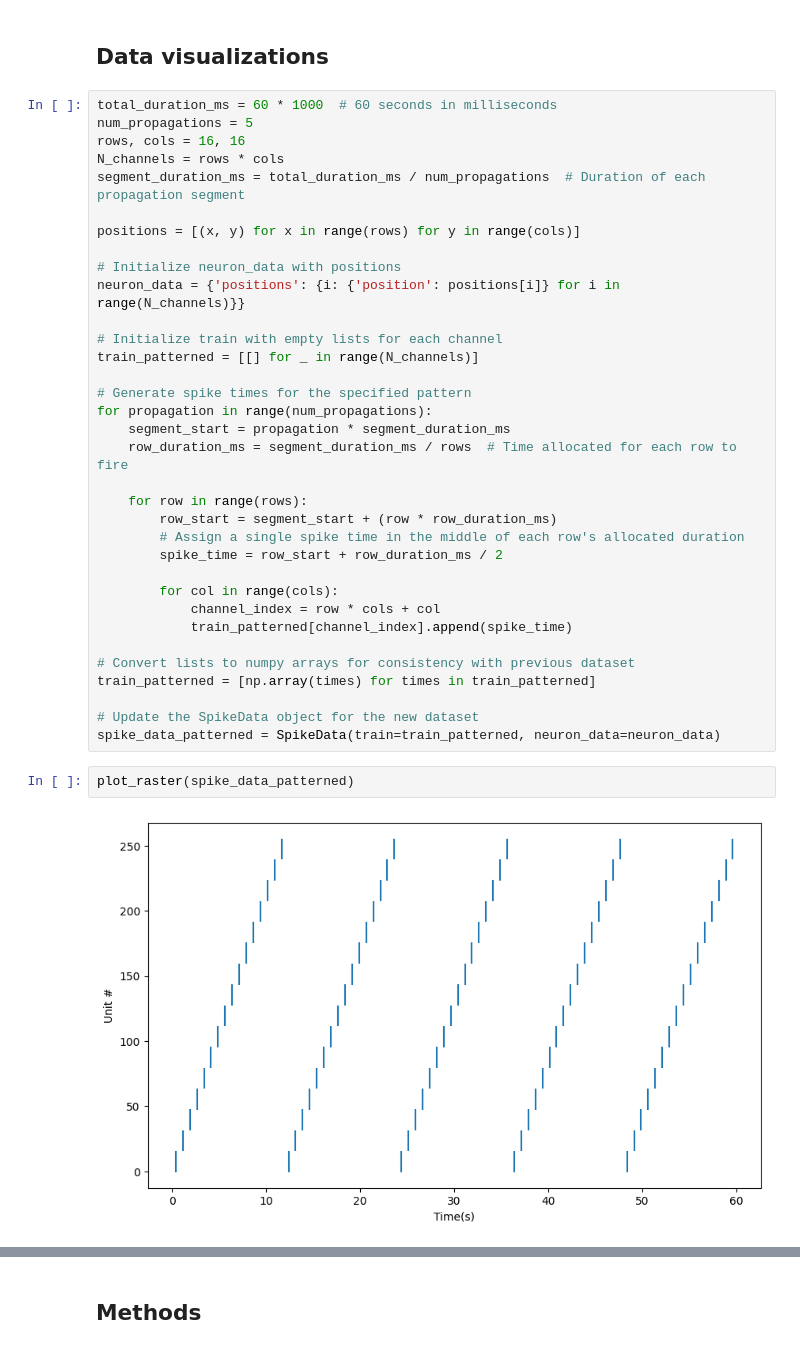
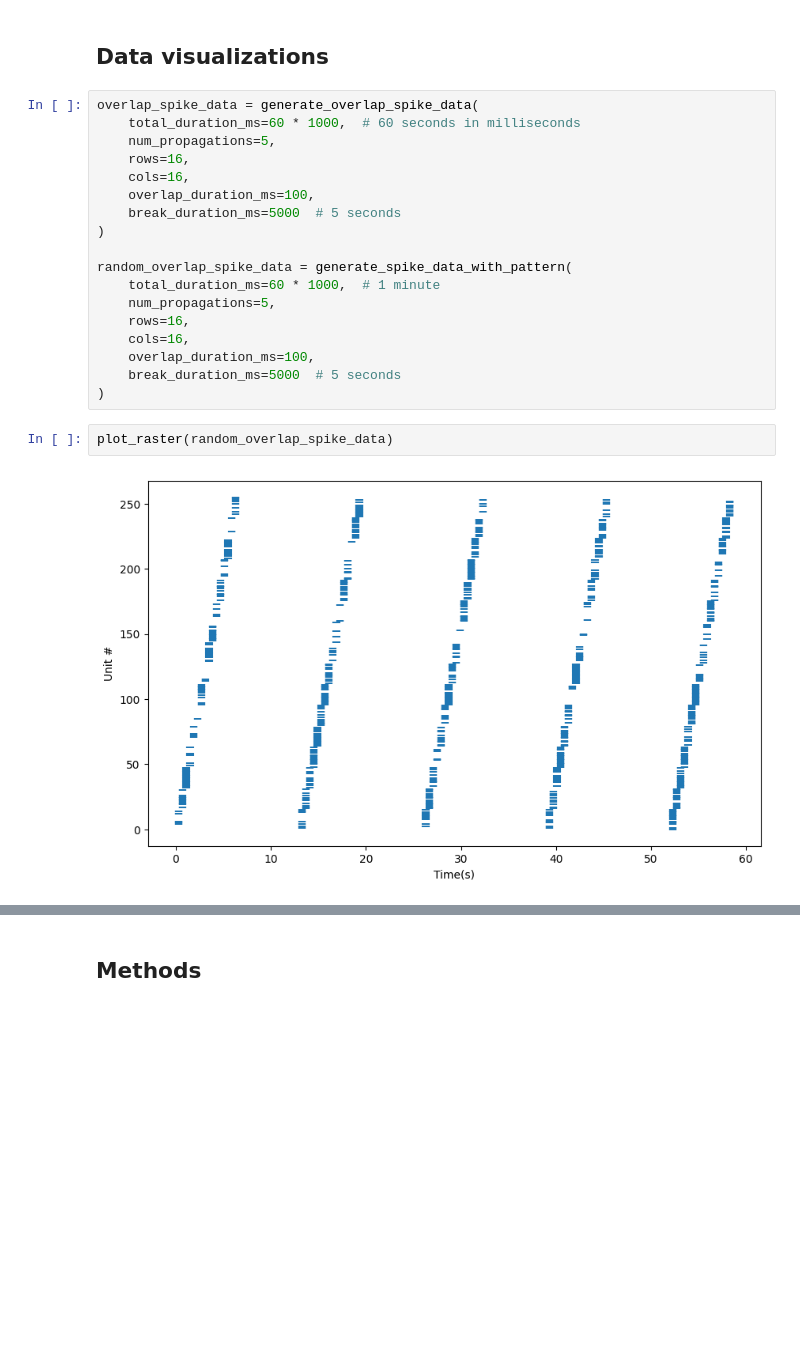
Before and after one commit to braingeneers/midbrain_parkinsons, a Jupyter notebook: dev/other/thomas/thesis/propagation_synthetic_data.ipynb, the cells around one changed output, grey strips where cells are left out. Cells and saved outputs as stored; diff of their text form; blank space fills up the shorter version.

Commit message:
propagation-synthetic-data

```diff
--- a/dev/other/thomas/thesis/propagation_synthetic_data.ipynb
+++ b/dev/other/thomas/thesis/propagation_synthetic_data.ipynb
@@ -111,41 +160,25 @@ def plot_raster(sd):
     plt.show()
 # %% [markdown]
 ## Data visualizations
-# %%
-total_duration_ms = 60 * 1000  # 60 seconds in milliseconds
-num_propagations = 5
-rows, cols = 16, 16
-N_channels = rows * cols
-segment_duration_ms = total_duration_ms / num_propagations  # Duration of each propagation segment
-
-positions = [(x, y) for x in range(rows) for y in range(cols)]
-
-# Initialize neuron_data with positions
-neuron_data = {'positions': {i: {'position': positions[i]} for i in range(N_channels)}}
-
-# Initialize train with empty lists for each channel
-train_patterned = [[] for _ in range(N_channels)]
-
-# Generate spike times for the specified pattern
-for propagation in range(num_propagations):
-    segment_start = propagation * segment_duration_ms
-    row_duration_ms = segment_duration_ms / rows  # Time allocated for each row to fire
-
-    for row in range(rows):
-        row_start = segment_start + (row * row_duration_ms)
-        # Assign a single spike time in the middle of each row's allocated duration
-        spike_time = row_start + row_duration_ms / 2
-
-        for col in range(cols):
-            channel_index = row * cols + col
-            train_patterned[channel_index].append(spike_time)
-
-# Convert lists to numpy arrays for consistency with previous dataset
-train_patterned = [np.array(times) for times in train_patterned]
-
-# Update the SpikeData object for the new dataset
-spike_data_patterned = SpikeData(train=train_patterned, neuron_data=neuron_data)
+# %%
+overlap_spike_data = generate_overlap_spike_data(
+    total_duration_ms=60 * 1000,  # 60 seconds in milliseconds
+    num_propagations=5,
+    rows=16,
+    cols=16,
+    overlap_duration_ms=100,
+    break_duration_ms=5000  # 5 seconds
+)
+
+random_overlap_spike_data = generate_spike_data_with_pattern(
+    total_duration_ms=60 * 1000,  # 1 minute
+    num_propagations=5,
+    rows=16,
+    cols=16,
+    overlap_duration_ms=100,
+    break_duration_ms=5000  # 5 seconds
+)
 # %%
-plot_raster(spike_data_patterned)
+plot_raster(random_overlap_spike_data)
 # %% [output]
-[figure, old version]
+[figure, new version]
```
Also changed, not shown: parts of 10 cells of this notebook.
